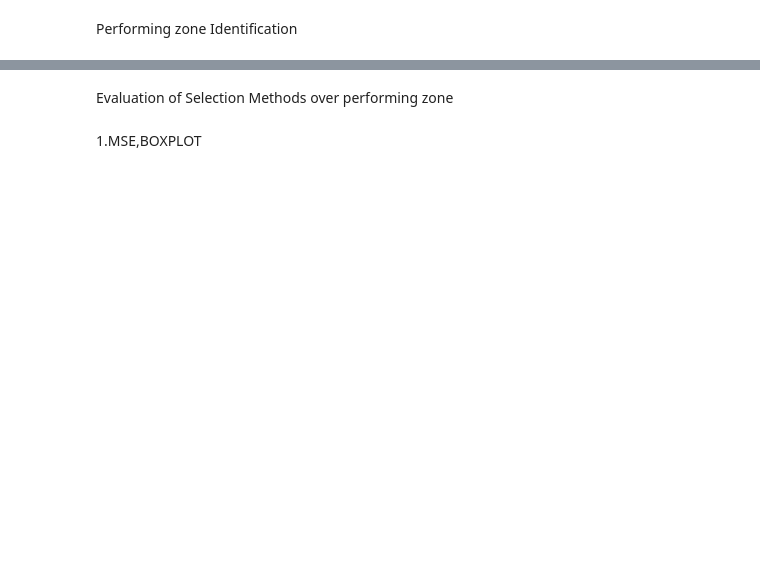
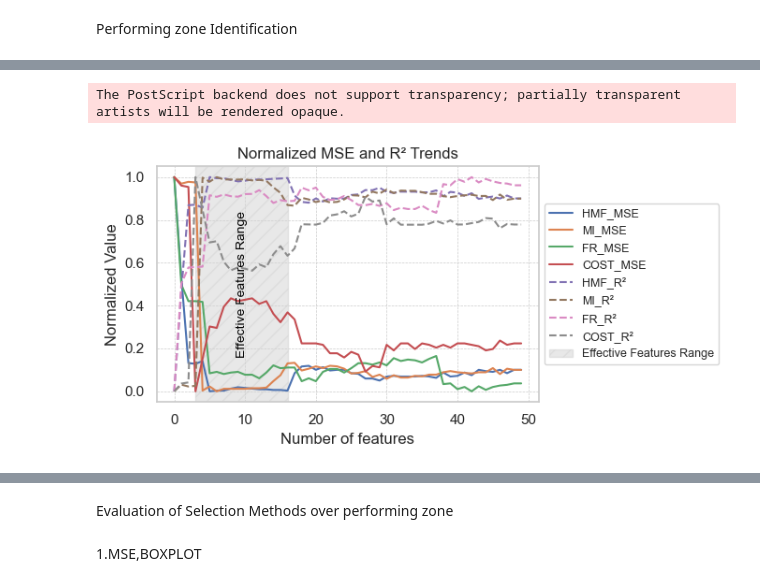
Before and after one commit to leopordu/features-extraction-and-yield-prediction, a Jupyter notebook: Features_extraction_code.ipynb, the cells around one changed output, grey strips where cells are left out. Cells and saved outputs as stored; diff of their text form; code cells hidden in the pictures; blank space fills up the shorter version.

```diff
--- a/Features_extraction_code.ipynb
+++ b/Features_extraction_code.ipynb
@@ -338,3 +740,60 @@ df = pd.read_csv("Data/RF_SELECTION_METHODS_EVALUATION.csv", encoding='ISO-8859-
+# %%
+import pandas as pd
+import matplotlib.pyplot as plt
+import seaborn as sns
+import matplotlib as mpl
+
+# Optional: configure font and EPS compatibility
+mpl.rcParams['font.family'] = 'Arial'         # Use Arial or Helvetica
+mpl.rcParams['font.size'] = 10
+mpl.rcParams['ps.fonttype'] = 42              # Embed fonts for EPS
+mpl.rcParams['pdf.fonttype'] = 42
+
+# Load the dataset
+# df = pd.read_csv("RF_SELECTION_METHODS_EVALUATION.csv")  # Uncomment and use actual file
+
+# Columns for MSE and R²
+mse_columns = ['HMF_MSE', 'MI_MSE', 'FR_MSE', 'COST_MSE']
+r2_columns = ['HMF_R²', 'MI_R²', 'FR_R²', 'COST_R²']
+
+# Normalize the values (Min-Max scaling)
+df_normalized = df.copy()
+for col in mse_columns + r2_columns:
+    col_norm = col + '_normalized'
+    df_normalized[col_norm] = (df[col] - df[col].min()) / (df[col].max() - df[col].min())
+
+# Create figure with max size (174 mm x 234 mm)
+fig, ax = plt.subplots(figsize=(6.85, 3.5))  # inches (converted from mm)
+
+# Plot normalized MSE values with solid lines
+for col in mse_columns:
+    ax.plot(df.index, df_normalized[col + '_normalized'], label=col, linestyle='solid')
+
+# Plot normalized R² values with dashed lines
+for col in r2_columns:
+    ax.plot(df.index, df_normalized[col + '_normalized'], label=col, linestyle='dashed')
+
+# Highlight "Effective Features Range"
+ax.axvspan(3, 16, ymin=0, ymax=1, color='lightgray', alpha=0.5, hatch='//', label="Effective Features Range")
+ax.text(9.5, 0.5, "Effective Features Range", fontsize=10, color='black',
+        ha='center', va='center', rotation=90)
+
+# Labels and legend
+ax.set_xlabel('Number of features')
+ax.set_ylabel('Normalized Value')
+ax.set_title('Normalized MSE and R² Trends')
+ax.legend(loc='center left', bbox_to_anchor=(1, 0.5), fontsize=9)
+ax.grid(True, linestyle='--', linewidth=0.5)
+
+plt.tight_layout()
+
+# Save as EPS for journal submission
+fig.savefig("Fig4.eps", format='eps', bbox_inches='tight')
+fig.savefig("Fig4.pdf", format='pdf', bbox_inches='tight')
+plt.show()
+# %% [output]
+The PostScript backend does not support transparency; partially transparent artists will be rendered opaque.
+[figure, added]
 # %%
 import pandas as pd
 import matplotlib.pyplot as plt
```
Also changed, not shown: parts of 15 cells of this notebook, 1 other file.
